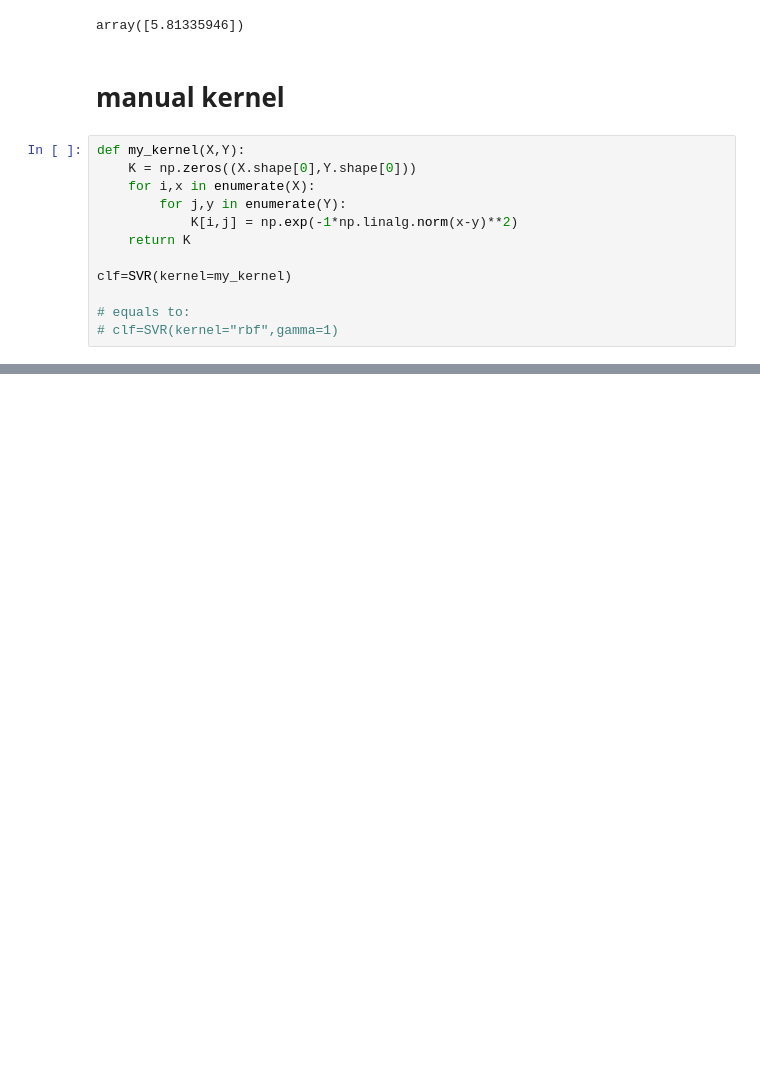
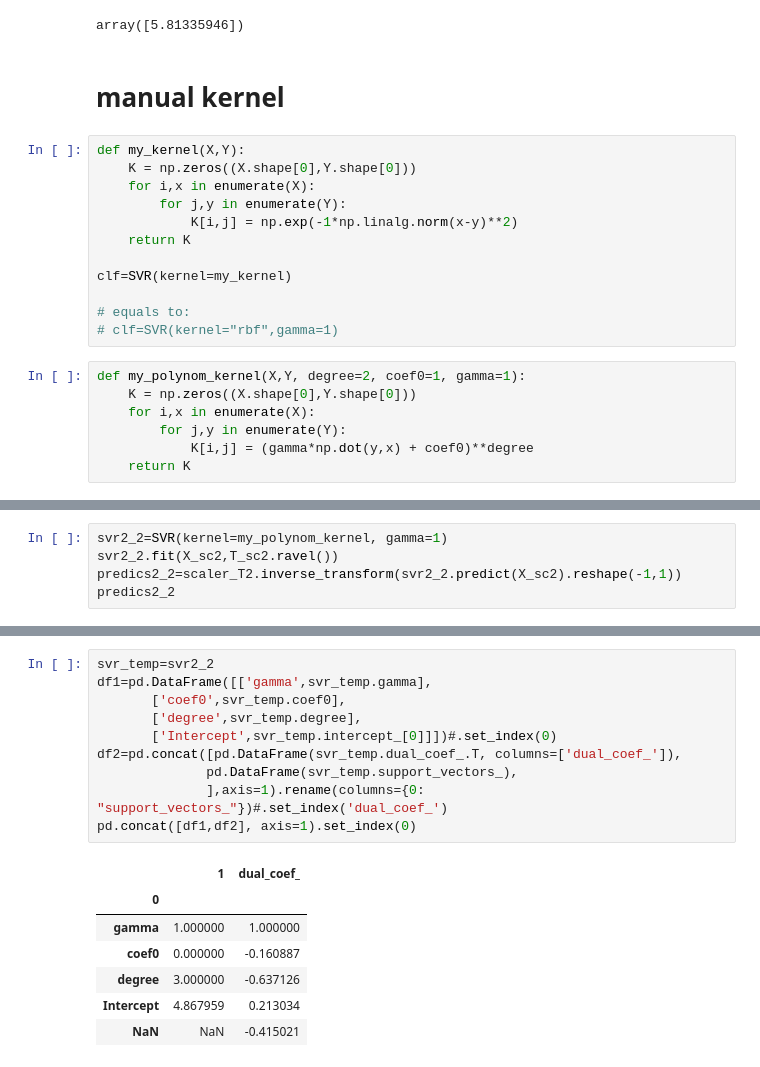
Before and after one commit to vladgap/Various, a Jupyter notebook: SVR_function_approx2.ipynb, the cells around one changed output, grey strips where cells are left out. Saved outputs shown, nothing was run; the diff lists cells and outputs as text; blank space fills up the shorter version.

```diff
--- a/SVR_function_approx2.ipynb
+++ b/SVR_function_approx2.ipynb
@@ -320,3 +322,10 @@ clf=SVR(kernel=my_kernel)
 
 # equals to:
 # clf=SVR(kernel="rbf",gamma=1)
+# %%
+def my_polynom_kernel(X,Y, degree=2, coef0=1, gamma=1):
+    K = np.zeros((X.shape[0],Y.shape[0]))
+    for i,x in enumerate(X):
+        for j,y in enumerate(Y):
+            K[i,j] = (gamma*np.dot(y,x) + coef0)**degree
+    return K
@@ -322,0 +339,5 @@ clf=SVR(kernel=my_kernel)
+# %%
+svr2_2=SVR(kernel=my_polynom_kernel, gamma=1)
+svr2_2.fit(X_sc2,T_sc2.ravel())
+predics2_2=scaler_T2.inverse_transform(svr2_2.predict(X_sc2).reshape(-1,1))
+predics2_2
@@ -322,0 +380,18 @@ clf=SVR(kernel=my_kernel)
+# %%
+svr_temp=svr2_2
+df1=pd.DataFrame([['gamma',svr_temp.gamma],
+       ['coef0',svr_temp.coef0],
+       ['degree',svr_temp.degree],
+       ['Intercept',svr_temp.intercept_[0]]])#.set_index(0)
+df2=pd.concat([pd.DataFrame(svr_temp.dual_coef_.T, columns=['dual_coef_']),
+              pd.DataFrame(svr_temp.support_vectors_),
+              ],axis=1).rename(columns={0: "support_vectors_"})#.set_index('dual_coef_')
+pd.concat([df1,df2], axis=1).set_index(0)
+# %% [output]
+|  | 1 | dual_coef_ |
+| 0 |  |  |
+| gamma | 1.000000 | 1.000000 |
+| coef0 | 0.000000 | -0.160887 |
+| degree | 3.000000 | -0.637126 |
+| Intercept | 4.867959 | 0.213034 |
+| NaN | NaN | -0.415021 |
```
Also changed, not shown: parts of 6 cells of this notebook.
